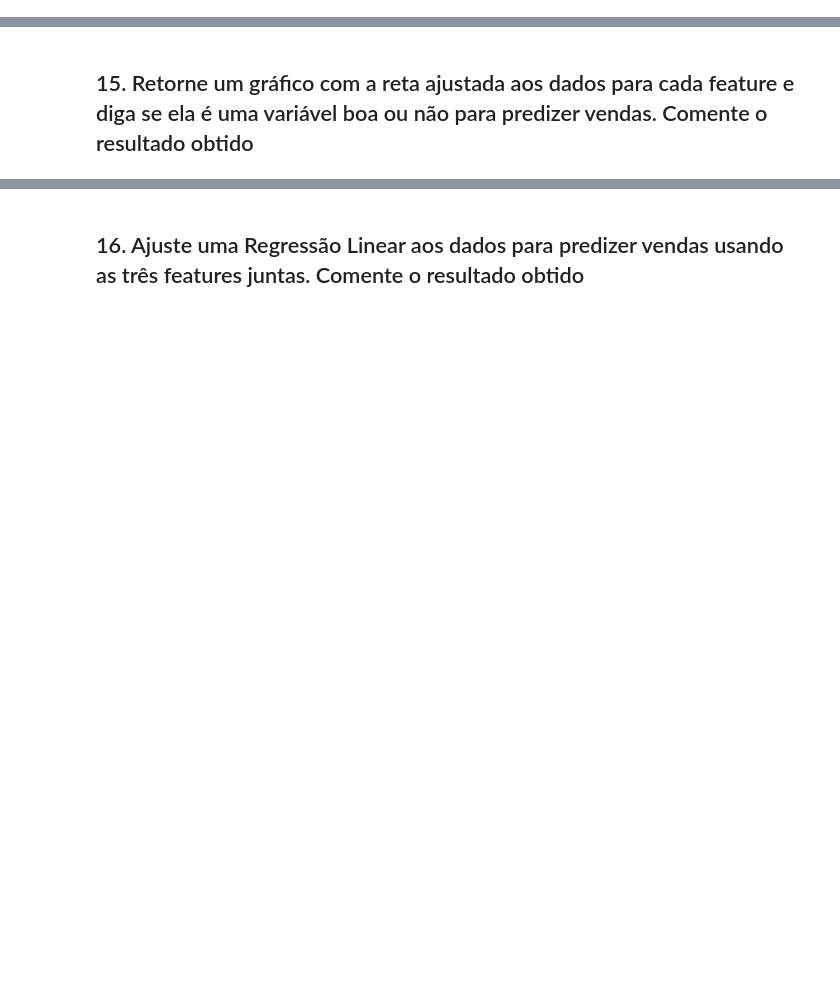
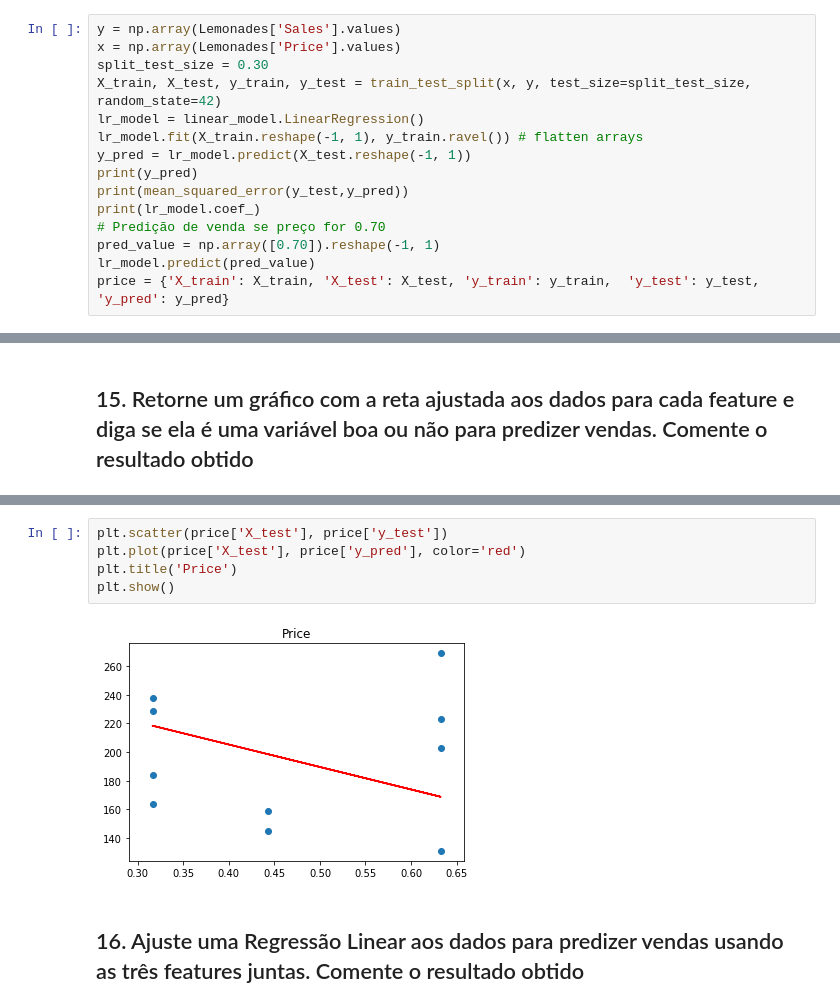
Before and after one commit to thonrocha/fiap-python, a Jupyter notebook: Trabalho_Final_Phyton.ipynb, the cells around one changed output, grey strips where cells are left out. Saved outputs shown, nothing was run; the diff lists cells and outputs as text; blank space fills up the shorter version.

```diff
--- a/Trabalho_Final_Phyton.ipynb
+++ b/Trabalho_Final_Phyton.ipynb
@@ -332,2 +375,17 @@ plt.show()
 # %% [markdown]
 ###  c. Price
+# %%
+y = np.array(Lemonades['Sales'].values)
+x = np.array(Lemonades['Price'].values)
+split_test_size = 0.30
+X_train, X_test, y_train, y_test = train_test_split(x, y, test_size=split_test_size, random_state=42)
+lr_model = linear_model.LinearRegression()
+lr_model.fit(X_train.reshape(-1, 1), y_train.ravel()) # flatten arrays
+y_pred = lr_model.predict(X_test.reshape(-1, 1))
+print(y_pred)
+print(mean_squared_error(y_test,y_pred))
+print(lr_model.coef_)
+# Predição de venda se preço for 0.70
+pred_value = np.array([0.70]).reshape(-1, 1)
+lr_model.predict(pred_value)
+price = {'X_train': X_train, 'X_test': X_test, 'y_train': y_train,  'y_test': y_test, 'y_pred': y_pred}
@@ -336,2 +413,9 @@ plt.show()
+# %%
+plt.scatter(price['X_test'], price['y_test'])
+plt.plot(price['X_test'], price['y_pred'], color='red')
+plt.title('Price')
+plt.show()
+# %% [output]
+[figure, added]
 # %% [markdown]
 ## 16. Ajuste uma Regressão Linear aos dados para predizer vendas usando as três features juntas. Comente o resultado obtido
```
Also changed, not shown: parts of 9 cells of this notebook.
